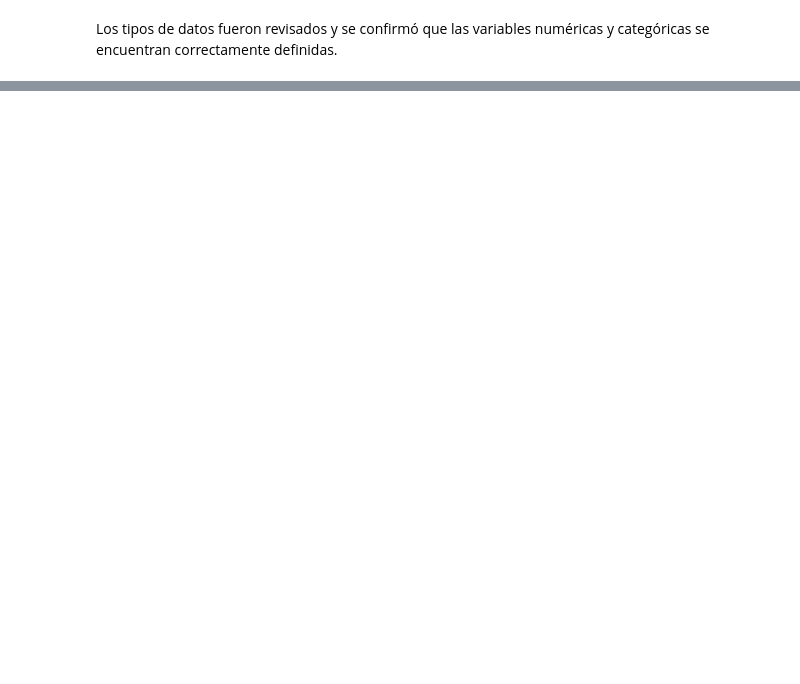
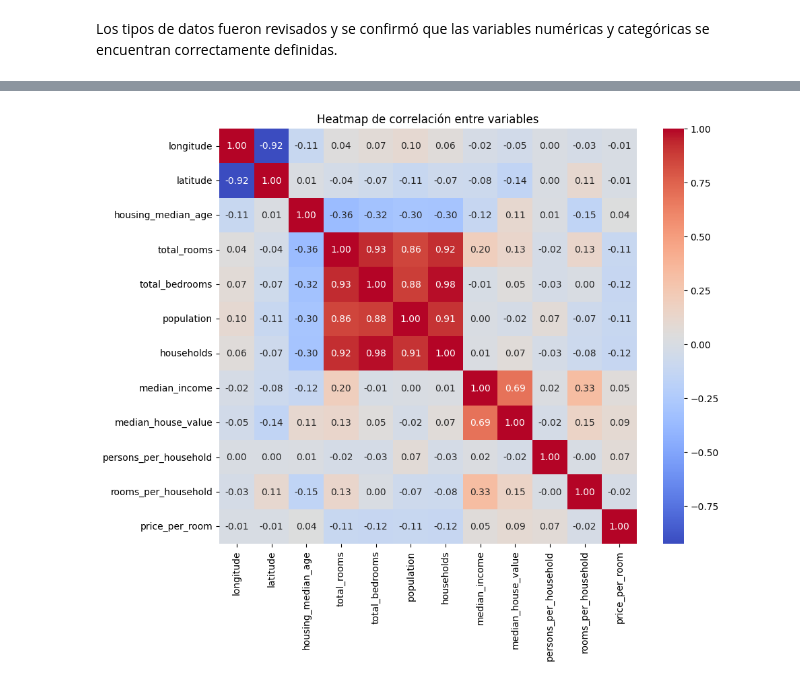
Before and after one commit to imjazmina/analisis_precios_casas_california_y_energia_electrica_espanola, a Jupyter notebook: notebooks/house_prices.ipynb, the cells around one changed output, grey strips where cells are left out. Cells and saved outputs as stored; diff of their text form; code cells hidden in the pictures; blank space fills up the shorter version.

Commit message:
Analisis de nuevas variables

```diff
--- a/notebooks/house_prices.ipynb
+++ b/notebooks/house_prices.ipynb
@@ -391,4 +388,3 @@ Con el objetivo de obtener una representación más significativa de las caracte
 # %%
 df["persons_per_household"] = df["population"] / df["households"]
 df["rooms_per_household"] = df["total_rooms"] / df["households"]
-df["price_per_room"] = df["median_house_value"] / df["total_rooms"]
@@ -394,0 +403,20 @@ df["price_per_room"] = df["median_house_value"] / df["total_rooms"]
+# %%
+# Seleccionamos solo columnas numéricas
+df_numeric = df.select_dtypes(include=["float64"])
+
+# Calculamos la correlación
+corr = df_numeric.corr()
+
+# Creamos el heatmap
+plt.figure(figsize=(10, 8))
+sns.heatmap(
+    corr,
+    annot=True,        # muestra los valores numéricos
+    cmap="coolwarm",   # colores: rojo (+), azul (-)
+    fmt=".2f"          # dos decimales
+)
+
+plt.title("Heatmap de correlación entre variables")
+plt.show()
+# %% [output]
+[figure, added]
```
Also changed, not shown: parts of 12 cells of this notebook.
